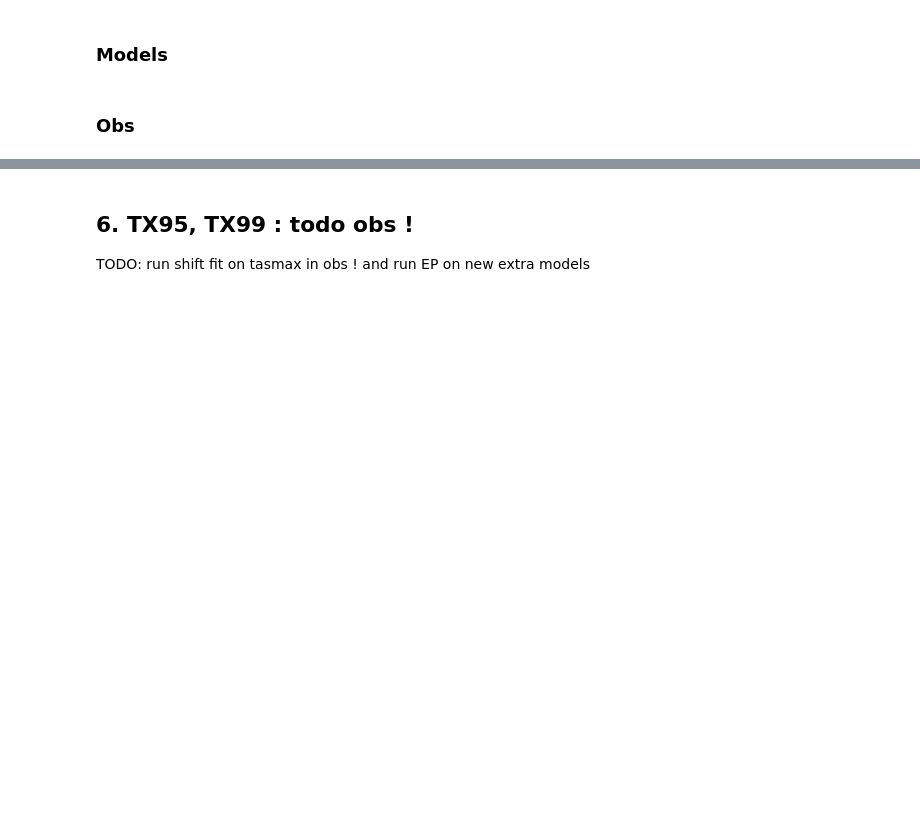
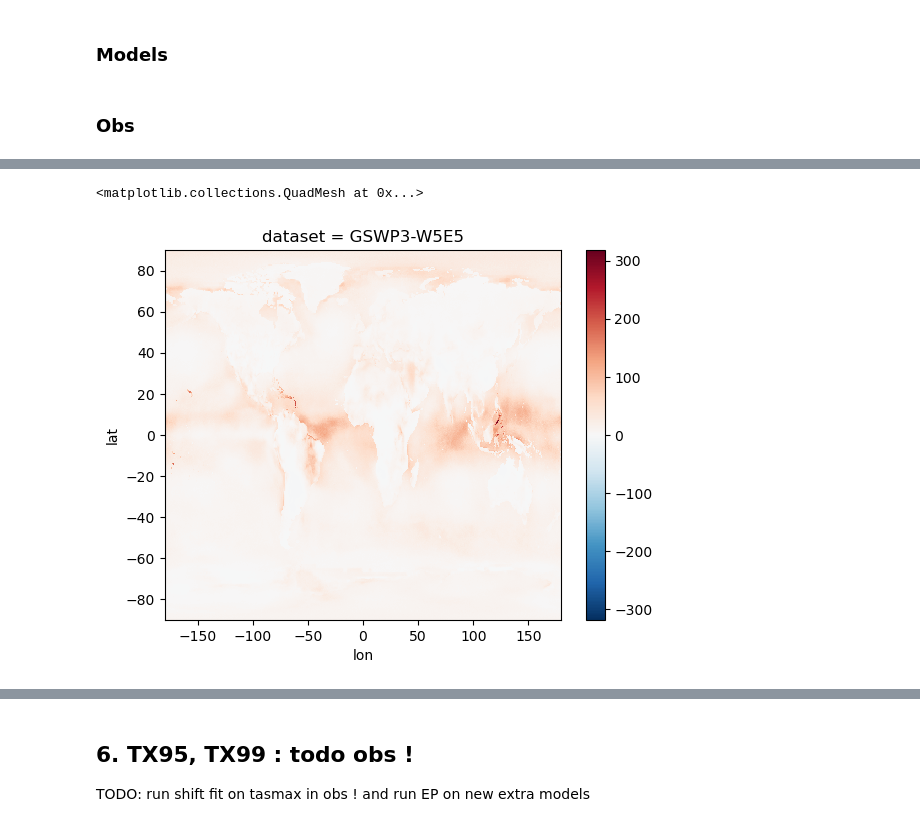
Before and after one commit to rosapietroiusti/attr-hs, a Jupyter notebook: main/attr-hw-fig2-SI-correct.ipynb, the cells around one changed output, grey strips where cells are left out. Cells and saved outputs as stored; diff of their text form; code cells hidden in the pictures; blank space fills up the shorter version.

```diff
--- a/main/attr-hw-fig2-SI-correct.ipynb
+++ b/main/attr-hw-fig2-SI-correct.ipynb
@@ -874,0 +819,5 @@ da_nAHD_percapita_peopledays_10y_models_W95 = calc_percapita_hotdays_peopledays_
+# %%
+da_nAHD_obs_W99.isel(dataset=0).plot()
+# %% [output]
+<matplotlib.collections.QuadMesh at 0x...>
+[figure, added]
```
Also changed, not shown: parts of 34 cells of this notebook, 6 other files.
